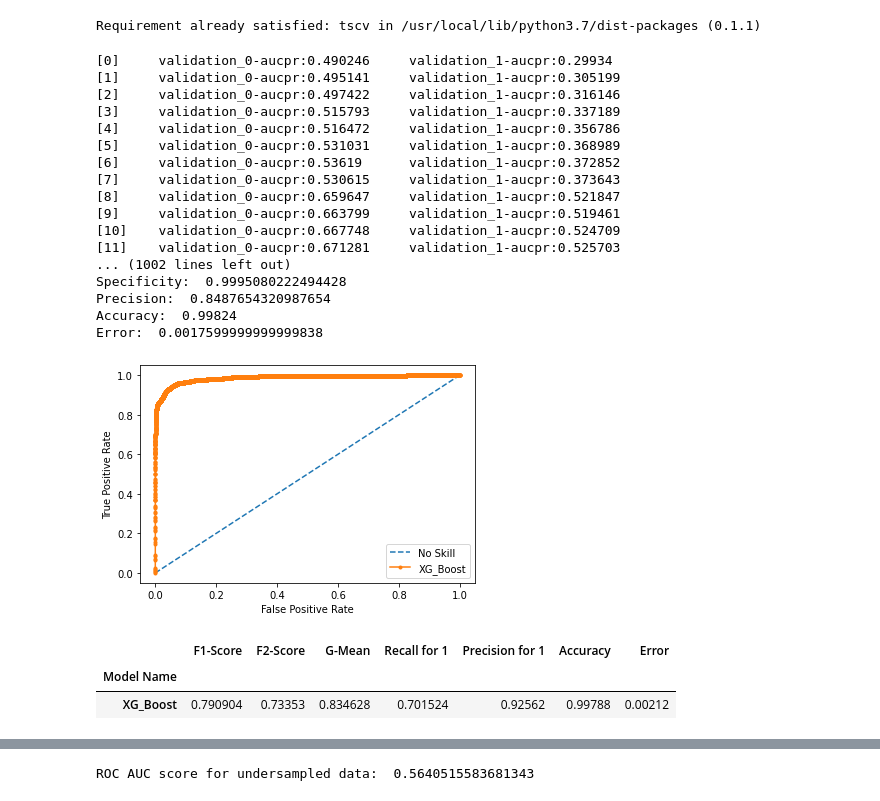
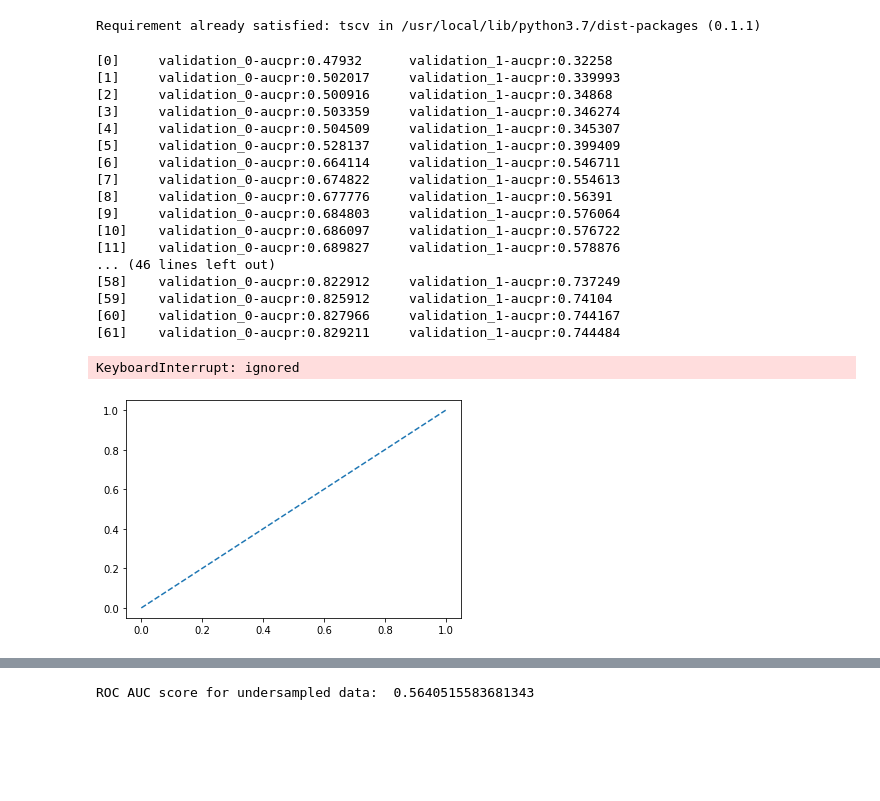
Before and after one commit to wconti27/DS4400-Final-Project-Machine-Learning-Detection-of-Credit-Card-Fraud, a Jupyter notebook: ML_Project.ipynb, the cells around one changed output, grey strips where cells are left out. Cells and saved outputs as stored; diff of their text form; code cells hidden in the pictures; blank space fills up the shorter version.

```diff
--- a/ML_Project.ipynb
+++ b/ML_Project.ipynb
@@ -636,29 +634,27 @@ probabilistic_models = [KNeighborsClassifier(), LinearDiscriminantAnalysis(), Ad
 # %% [output]
 Requirement already satisfied: tscv in /usr/local/lib/python3.7/dist-packages (0.1.1)
 # %%
-compare_models([xgb.XGBClassifier(objective='binary:logistic', seed=123)], ["XG_Boost"], X_train_scaled_df.tail(300000), y_train.tail(300000), X_test_scaled_df.head(100000), y_test.head(100000))
+compare_models([xgb.XGBClassifier(objective='binary:logistic', seed=123)], ["XG_Boost"], X_train_scaled_df, y_train, X_test_scaled_df, y_test)
 # %% [output]
-[0]     validation_0-aucpr:0.490246     validation_1-aucpr:0.29934
-[1]     validation_0-aucpr:0.495141     validation_1-aucpr:0.305199
-[2]     validation_0-aucpr:0.497422     validation_1-aucpr:0.316146
-[3]     validation_0-aucpr:0.515793     validation_1-aucpr:0.337189
-[4]     validation_0-aucpr:0.516472     validation_1-aucpr:0.356786
-[5]     validation_0-aucpr:0.531031     validation_1-aucpr:0.368989
-[6]     validation_0-aucpr:0.53619      validation_1-aucpr:0.372852
-[7]     validation_0-aucpr:0.530615     validation_1-aucpr:0.373643
-[8]     validation_0-aucpr:0.659647     validation_1-aucpr:0.521847
-[9]     validation_0-aucpr:0.663799     validation_1-aucpr:0.519461
-[10]    validation_0-aucpr:0.667748     validation_1-aucpr:0.524709
-[11]    validation_0-aucpr:0.671281     validation_1-aucpr:0.525703
-... (1002 lines left out)
-Specificity:  0.9995080222494428
-Precision:  0.8487654320987654
-Accuracy:  0.99824
-Error:  0.0017599999999999838
+[0]     validation_0-aucpr:0.47932      validation_1-aucpr:0.32258
+[1]     validation_0-aucpr:0.502017     validation_1-aucpr:0.339993
+[2]     validation_0-aucpr:0.500916     validation_1-aucpr:0.34868
+[3]     validation_0-aucpr:0.503359     validation_1-aucpr:0.346274
+[4]     validation_0-aucpr:0.504509     validation_1-aucpr:0.345307
+[5]     validation_0-aucpr:0.528137     validation_1-aucpr:0.399409
+[6]     validation_0-aucpr:0.664114     validation_1-aucpr:0.546711
+[7]     validation_0-aucpr:0.674822     validation_1-aucpr:0.554613
+[8]     validation_0-aucpr:0.677776     validation_1-aucpr:0.56391
+[9]     validation_0-aucpr:0.684803     validation_1-aucpr:0.576064
+[10]    validation_0-aucpr:0.686097     validation_1-aucpr:0.576722
+[11]    validation_0-aucpr:0.689827     validation_1-aucpr:0.578876
+... (46 lines left out)
+[58]    validation_0-aucpr:0.822912     validation_1-aucpr:0.737249
+[59]    validation_0-aucpr:0.825912     validation_1-aucpr:0.74104
+[60]    validation_0-aucpr:0.827966     validation_1-aucpr:0.744167
+[61]    validation_0-aucpr:0.829211     validation_1-aucpr:0.744484
+KeyboardInterrupt: ignored
-[figure, old version]
+[figure, new version]
-|  | F1-Score | F2-Score | G-Mean | Recall for 1 | Precision for 1 | Accuracy | Error |
-| Model Name |  |  |  |  |  |  |  |
-| XG_Boost | 0.790904 | 0.73353 | 0.834628 | 0.701524 | 0.92562 | 0.99788 | 0.00212 |
 # %%
 def train_xgb(model, X_train, y_train, X_test, y_test):
 
```
Also changed, not shown: parts of 5 cells of this notebook.
